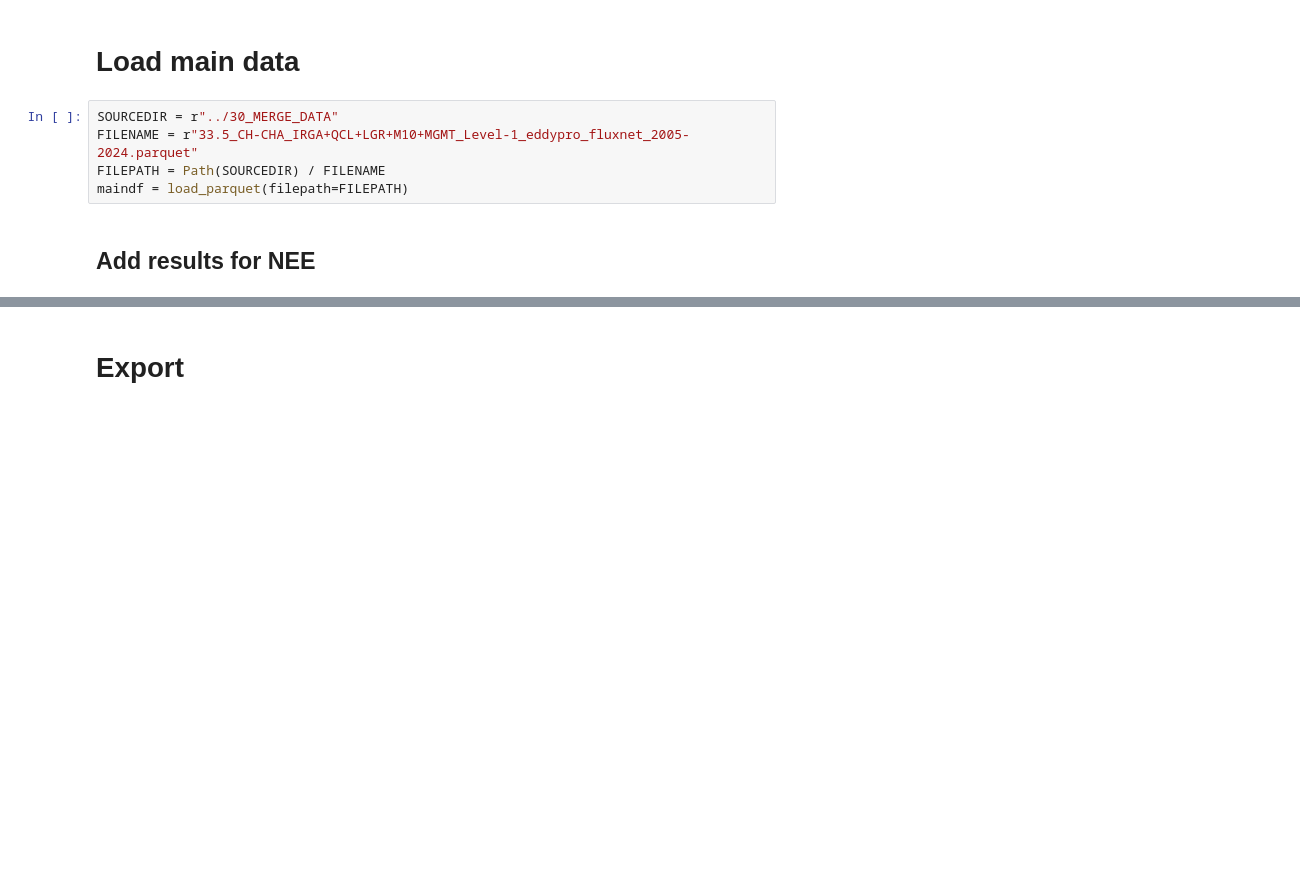
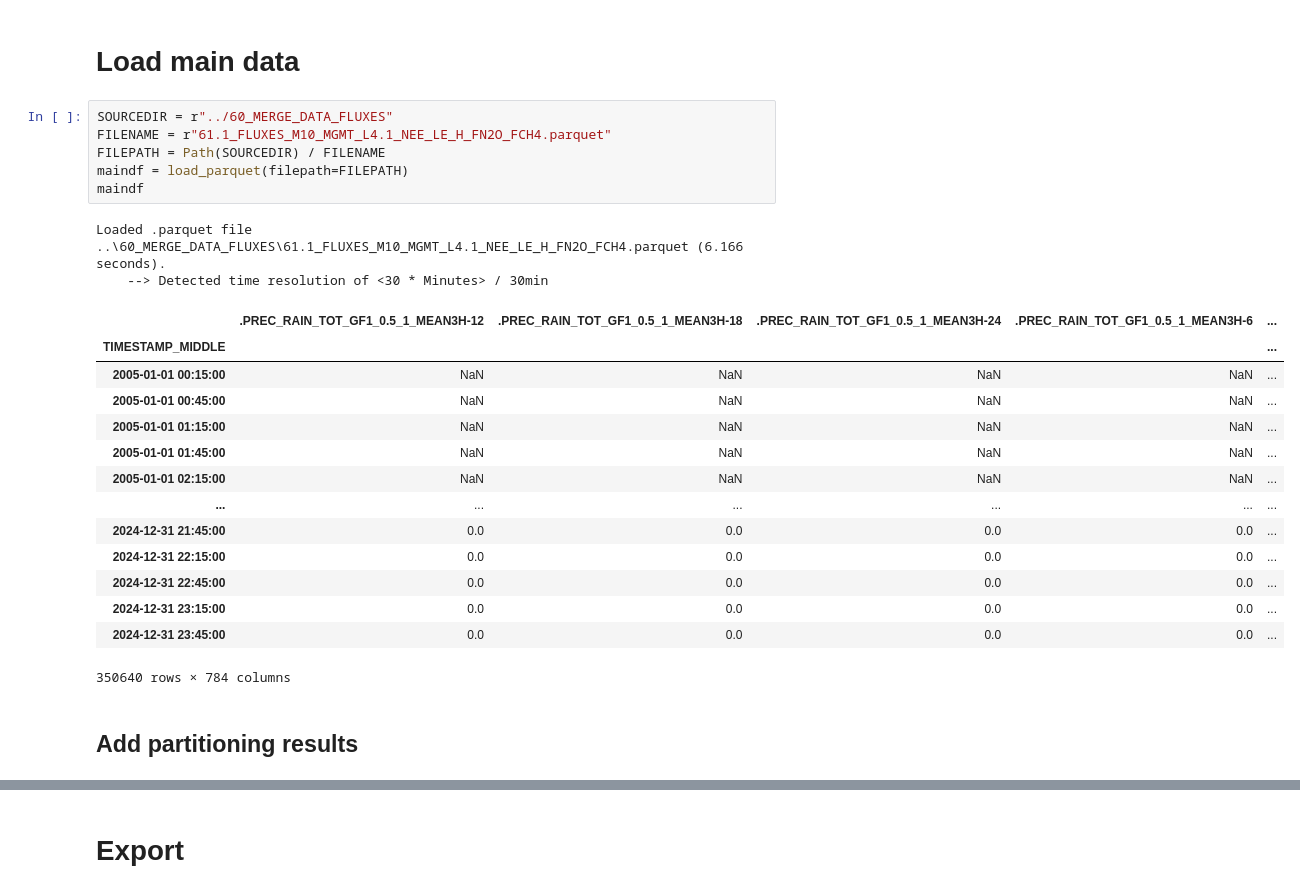
Before and after one commit to holukas/dataset_ch-cha_flux_product, a Jupyter notebook: dataset_ch-cha_flux_product/notebooks/80_PARTITIONING/81.4_AddPartitioningResultsToDataset.ipynb, the cells around one changed output, grey strips where cells are left out. Drawn from its saved outputs; the diff is of its cells as text; blank space fills up the shorter version.

Commit message:
Prepare partitioning merge

```diff
--- a/dataset_ch-cha_flux_product/notebooks/80_PARTITIONING/81.4_AddPartitioningResultsToDataset.ipynb
+++ b/dataset_ch-cha_flux_product/notebooks/80_PARTITIONING/81.4_AddPartitioningResultsToDataset.ipynb
@@ -121,10 +120,28 @@ subset_partcols
 # %% [markdown]
 # Load main data
 # %%
-SOURCEDIR = r"../30_MERGE_DATA"
-FILENAME = r"33.5_CH-CHA_IRGA+QCL+LGR+M10+MGMT_Level-1_eddypro_fluxnet_2005-2024.parquet"
+SOURCEDIR = r"../60_MERGE_DATA_FLUXES"
+FILENAME = r"61.1_FLUXES_M10_MGMT_L4.1_NEE_LE_H_FN2O_FCH4.parquet"
 FILEPATH = Path(SOURCEDIR) / FILENAME
 maindf = load_parquet(filepath=FILEPATH)
+maindf
+# %% [output]
+Loaded .parquet file ..\60_MERGE_DATA_FLUXES\61.1_FLUXES_M10_MGMT_L4.1_NEE_LE_H_FN2O_FCH4.parquet (6.166 seconds).
+    --> Detected time resolution of <30 * Minutes> / 30min
+|  | .PREC_RAIN_TOT_GF1_0.5_1_MEAN3H-12 | .PREC_RAIN_TOT_GF1_0.5_1_MEAN3H-18 | .PREC_RAIN_TOT_GF1_0.5_1_MEAN3H-24 | .PREC_RAIN_TOT_GF1_0.5_1_MEAN3H-6 | ... |
+| TIMESTAMP_MIDDLE |  |  |  |  | ... |
+| 2005-01-01 00:15:00 | NaN | NaN | NaN | NaN | ... |
+| 2005-01-01 00:45:00 | NaN | NaN | NaN | NaN | ... |
+| 2005-01-01 01:15:00 | NaN | NaN | NaN | NaN | ... |
+| 2005-01-01 01:45:00 | NaN | NaN | NaN | NaN | ... |
+| 2005-01-01 02:15:00 | NaN | NaN | NaN | NaN | ... |
+| ... | ... | ... | ... | ... | ... |
+| 2024-12-31 21:45:00 | 0.0 | 0.0 | 0.0 | 0.0 | ... |
+| 2024-12-31 22:15:00 | 0.0 | 0.0 | 0.0 | 0.0 | ... |
+| 2024-12-31 22:45:00 | 0.0 | 0.0 | 0.0 | 0.0 | ... |
+| 2024-12-31 23:15:00 | 0.0 | 0.0 | 0.0 | 0.0 | ... |
+| 2024-12-31 23:45:00 | 0.0 | 0.0 | 0.0 | 0.0 | ... |
+350640 rows × 784 columns
 # %% [markdown]
-## Add results for NEE
+## Add partitioning results
 # %%
```
Also changed, not shown: parts of 12 cells of this notebook, 2 other files.
